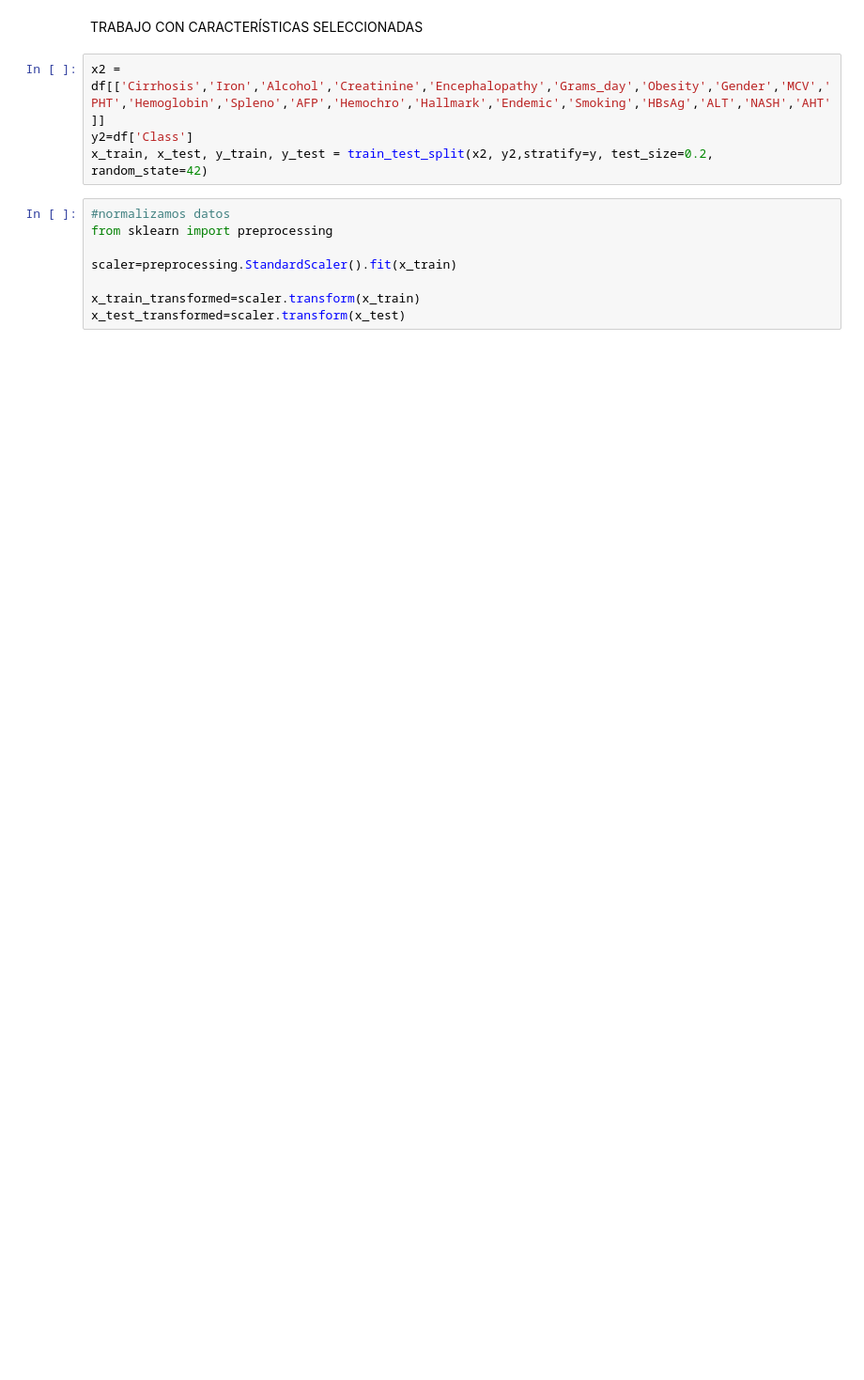
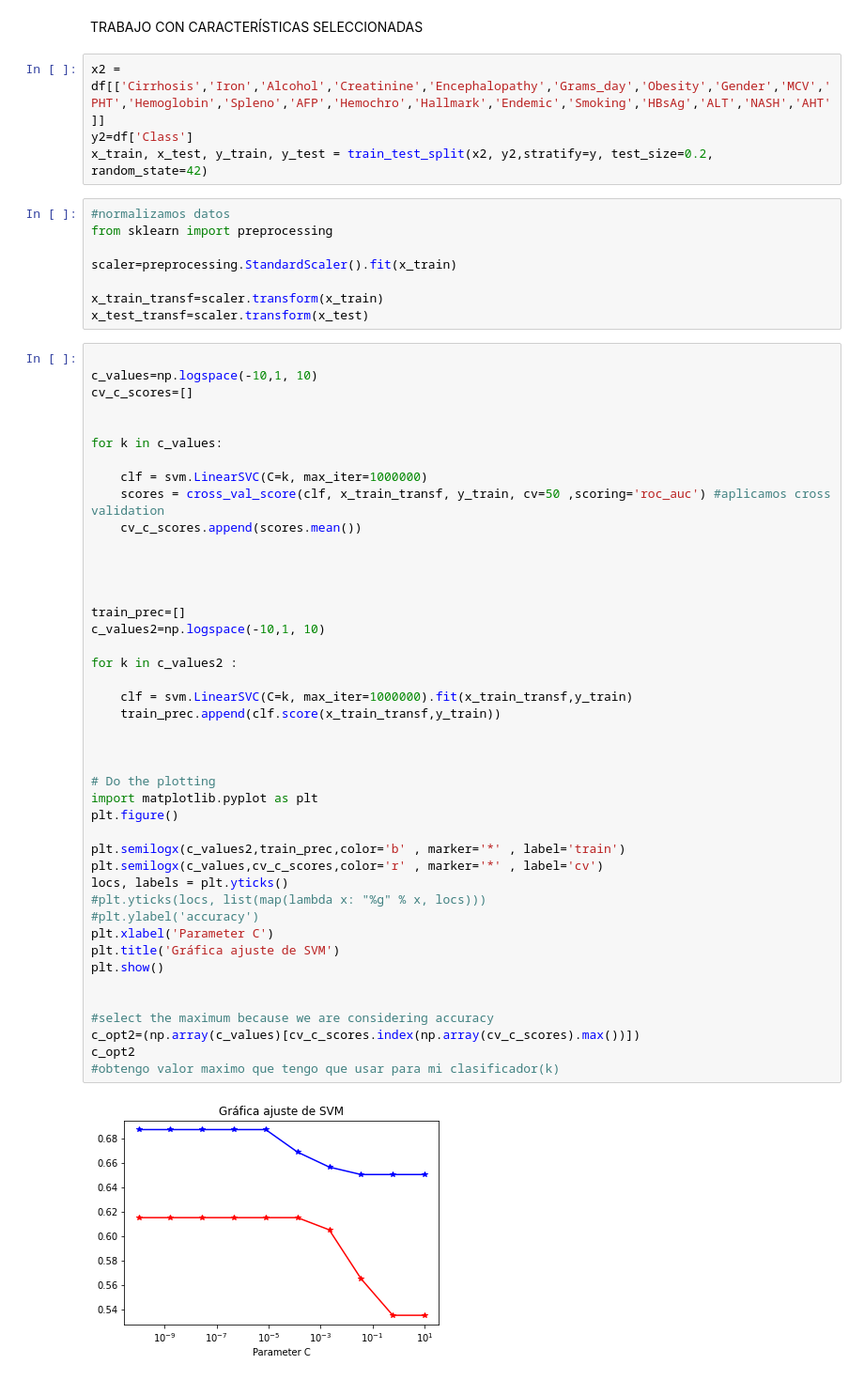
Before and after one commit to cgarciav/base-de-datos-HCC, a Jupyter notebook: SVM.ipynb, the cells around one changed output. Shown at 94% size. Cells and saved outputs as stored; diff of their text form; blank space fills up the shorter version.

```diff
--- a/SVM.ipynb
+++ b/SVM.ipynb
@@ -152,5 +197,50 @@ from sklearn import preprocessing
 
 scaler=preprocessing.StandardScaler().fit(x_train)
 
-x_train_transformed=scaler.transform(x_train)
-x_test_transformed=scaler.transform(x_test)
+x_train_transf=scaler.transform(x_train)
+x_test_transf=scaler.transform(x_test)
+# %%
+
+c_values=np.logspace(-10,1, 10)
+cv_c_scores=[]
+
+
+for k in c_values:
+
+    clf = svm.LinearSVC(C=k, max_iter=1000000)
+    scores = cross_val_score(clf, x_train_transf, y_train, cv=50 ,scoring='roc_auc') #aplicamos cross validation
+    cv_c_scores.append(scores.mean())
+
+
+
+
+train_prec=[]
+c_values2=np.logspace(-10,1, 10)
+
+for k in c_values2 :
+
+    clf = svm.LinearSVC(C=k, max_iter=1000000).fit(x_train_transf,y_train)
+    train_prec.append(clf.score(x_train_transf,y_train))
+
+
+
+# Do the plotting
+import matplotlib.pyplot as plt
+plt.figure()
+
+plt.semilogx(c_values2,train_prec,color='b' , marker='*' , label='train')
+plt.semilogx(c_values,cv_c_scores,color='r' , marker='*' , label='cv')
+locs, labels = plt.yticks()
+#plt.yticks(locs, list(map(lambda x: "%g" % x, locs)))
+#plt.ylabel('accuracy')
+plt.xlabel('Parameter C')
+plt.title('Gráfica ajuste de SVM')
+plt.show()
+
+
+#select the maximum because we are considering accuracy
+c_opt2=(np.array(c_values)[cv_c_scores.index(np.array(cv_c_scores).max())])
+c_opt2
+#obtengo valor maximo que tengo que usar para mi clasificador(k)
+# %% [output]
+[figure, added]
```
Also changed, not shown: parts of 15 cells of this notebook.
